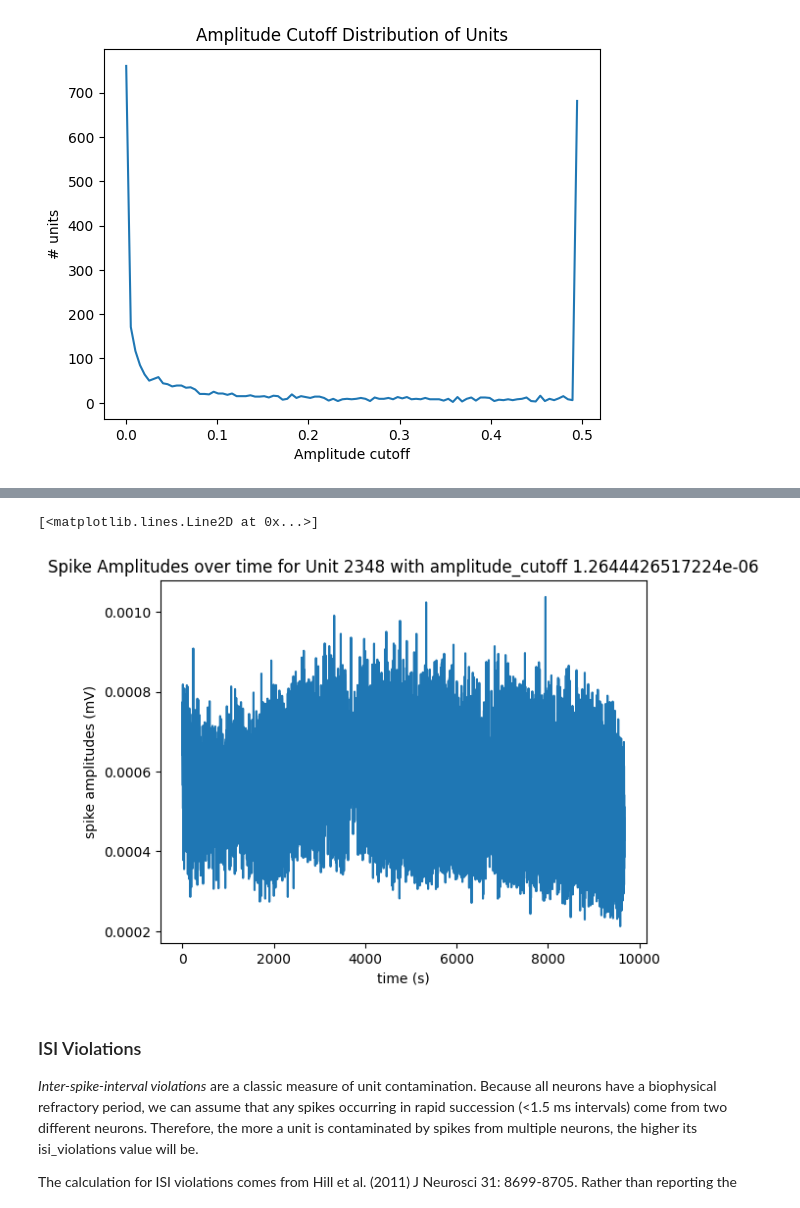
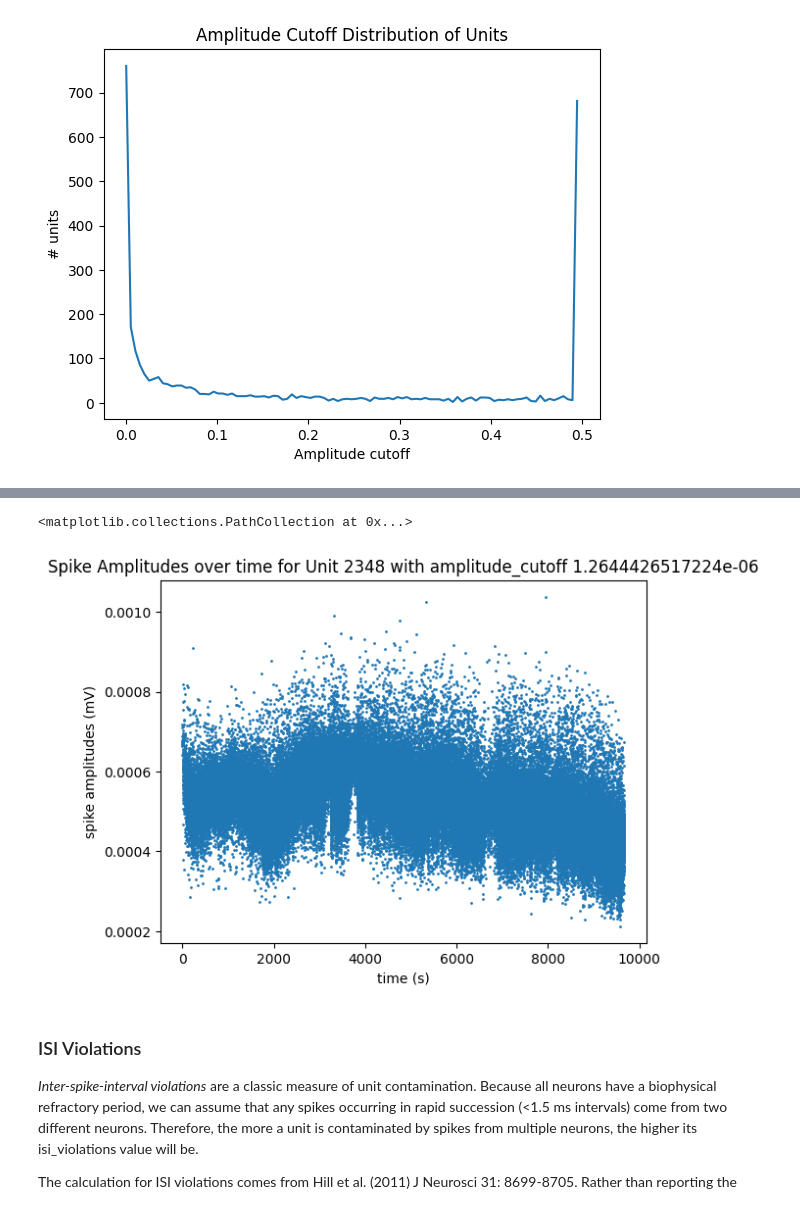
Before and after one commit to AllenInstitute/openscope_databook, a Jupyter notebook: docs/visualization/visualize_unit_metrics.ipynb, the cells around one changed output, grey strips where cells are left out. Cells and saved outputs as stored; diff of their text form; code cells hidden in the pictures.

```diff
--- a/docs/visualization/visualize_unit_metrics.ipynb
+++ b/docs/visualization/visualize_unit_metrics.ipynb
@@ -252,17 +252,17 @@ ax.plot(xaxis, data)
 # %%
-unit_select = 2348 # good amplitude_cutoff
+unit_select = 2348 # very low amplitude_cutoff
 fig, ax = plt.subplots()
 data = units["spike_amplitudes"][unit_select]
 xaxis = units["spike_times"][unit_select]
 amplitude_cutoff = units["amplitude_cutoff"][unit_select]
 
 ax.set_title(f"Spike Amplitudes over time for Unit {unit_select} with amplitude_cutoff {amplitude_cutoff}")
 ax.set_xlabel("time (s)")
 ax.set_ylabel("spike amplitudes (mV)")
-ax.plot(xaxis, data)
+ax.scatter(xaxis, data, s=1)
 # %% [output]
-[<matplotlib.lines.Line2D at 0x...>]
+<matplotlib.collections.PathCollection at 0x...>
-[figure, old version]
+[figure, new version]
 # %% [markdown]
 ### ISI Violations
 *Inter-spike-interval violations* are a classic measure of unit contamination. Because all neurons have a biophysical refractory period, we can assume that any spikes occurring in rapid succession (<1.5 ms intervals) come from two different neurons. Therefore, the more a unit is contaminated by spikes from multiple neurons, the higher its isi_violations value will be.
```
Also changed, not shown: parts of 5 cells of this notebook.
